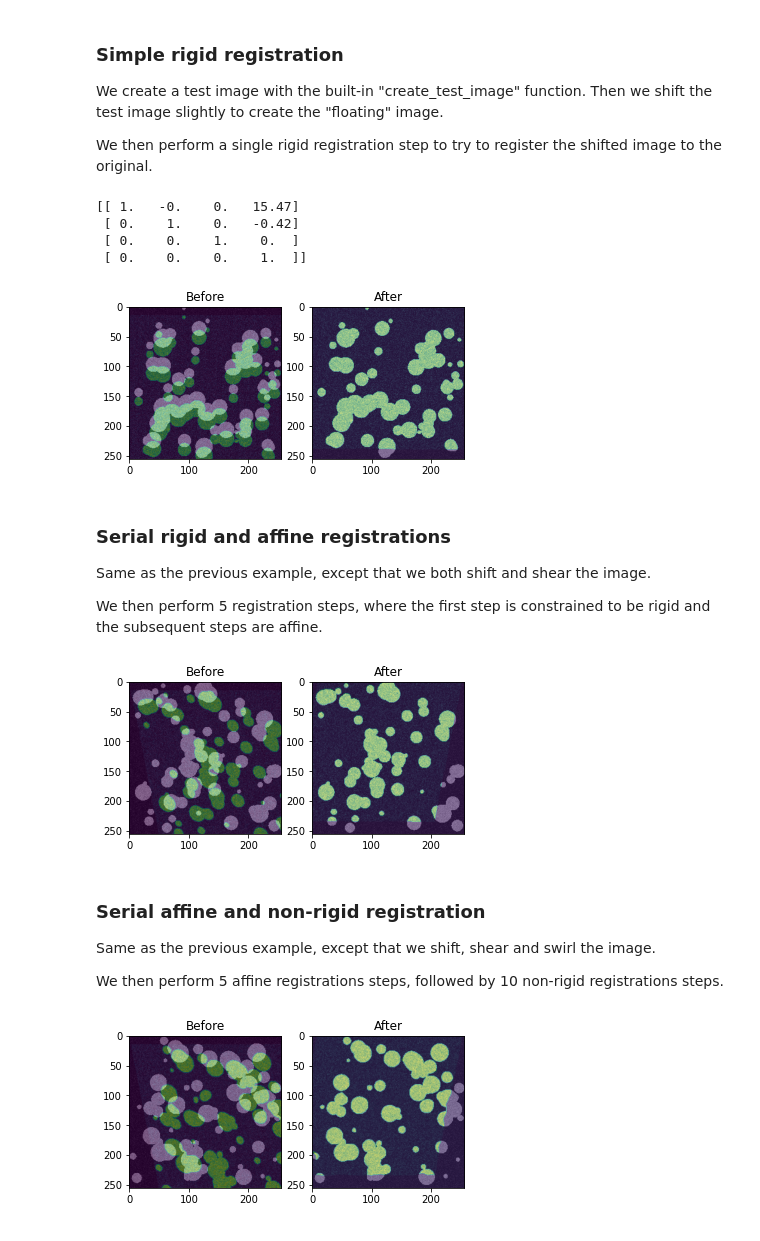
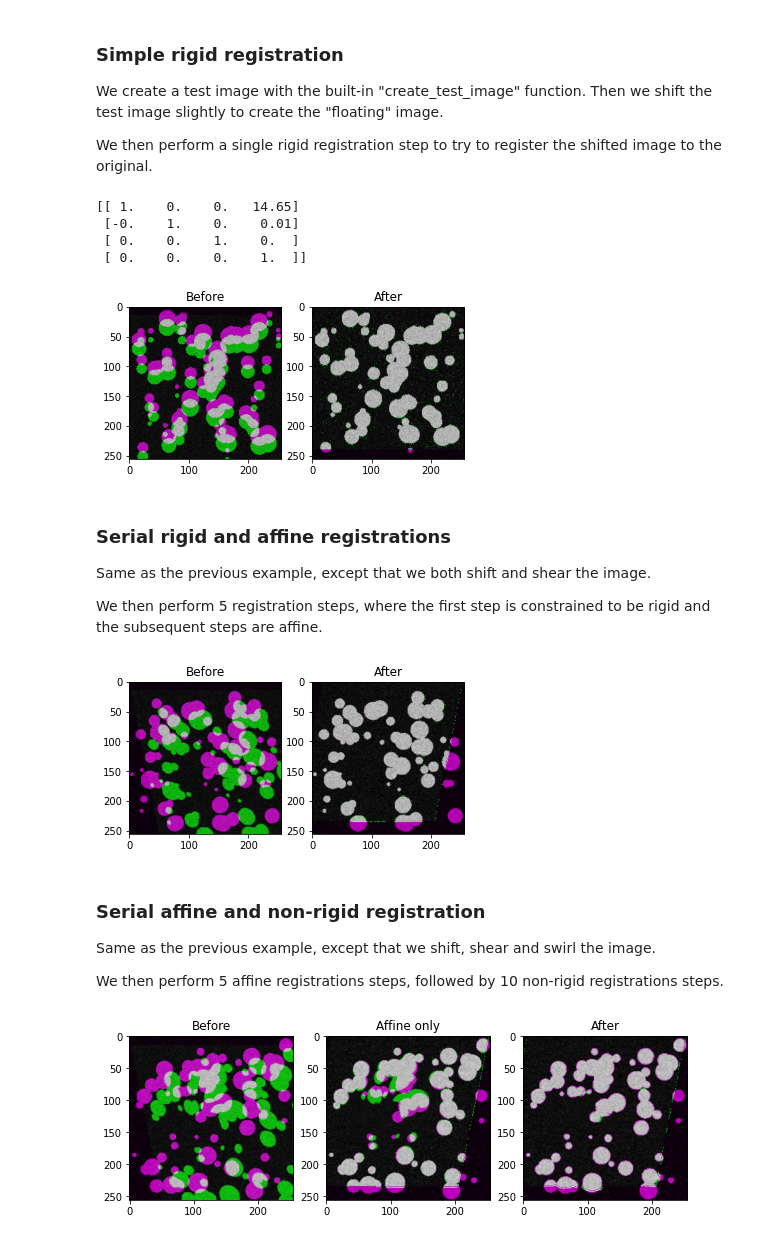
Before and after one commit to fyrdahl/niftyregpy, a Jupyter notebook: tutorial/tutorial.ipynb, the cells around one changed output. Drawn from its saved outputs; the diff is of its cells as text; code cells hidden in the pictures.

```diff
--- a/tutorial/tutorial.ipynb
+++ b/tutorial/tutorial.ipynb
@@ -38,6 +33,12 @@ import numpy as np
 import matplotlib.pyplot as plt
 
 from skimage import transform
+from skimage.metrics import mean_squared_error as mse
+from tqdm import tqdm
+
+def colorband(A,B):
+  out = np.dstack((A,B,A))
+  return (out/out.max() * 255).astype(np.uint8)
 # %% [markdown]
 ### Simple rigid registration
 We create a test image with the built-in "create_test_image" function. Then we shift the test image slightly to create the "floating" image.
@@ -65,22 +66,20 @@ print(f"{np.array_str(res[1], precision=2, suppress_small=True)}\n")
 plt.figure()
 
 plt.subplot(1,2,1)
-plt.imshow(img, 'gray')
-plt.imshow(img_shifted, 'viridis', alpha=0.5)
+plt.imshow(colorband(img, img_shifted))
 plt.title('Before')
 
 plt.subplot(1,2,2)
-plt.imshow(img, 'gray')
-plt.imshow(res[0], 'viridis', alpha=0.5)
+plt.imshow(colorband(img, res[0]))
 plt.title('After')
 
 plt.show()
 # %% [output]
-[[ 1.   -0.    0.   15.47]
- [ 0.    1.    0.   -0.42]
+[[ 1.    0.    0.   14.65]
+ [-0.    1.    0.    0.01]
  [ 0.    0.    1.    0.  ]
  [ 0.    0.    0.    1.  ]]
-[figure, old version]
+[figure, new version]
 # %% [markdown]
 ### Serial rigid and affine registrations
 
@@ -104,25 +103,24 @@ img_sheared = transform.warp(img_shifted, tform_shear)
 
 # Perform serial rigid and affine registrations
 ref, flo = img, img_sheared
-for iter in range(5):
-  res = nr.reg.aladin(ref, flo, rigOnly=(iter==0), verbose=False)
+for iter in tqdm(range(5), desc="Affine registration"):
+  res = nr.reg.aladin(ref, flo, rigOnly=(iter==0))
   flo = res[0]
 
+# Plot results
 plt.figure()
 
 plt.subplot(1,2,1)
-plt.imshow(img, 'gray')
-plt.imshow(img_sheared, 'viridis', alpha=0.5)
+plt.imshow(colorband(img, img_sheared))
 plt.title('Before')
 
 plt.subplot(1,2,2)
-plt.imshow(ref, 'gray')
-plt.imshow(res[0], 'viridis', alpha=0.5)
+plt.imshow(colorband(img, res[0]))
 plt.title('After')
 
 plt.show()
 # %% [output]
-[figure, old version]
+[figure, new version]
 # %% [markdown]
 ### Serial affine and non-rigid registration
 
@@ -132,45 +130,58 @@ We then perform 5 affine registrations steps, followed by 10 non-rigid registrat
 # %%
 # Create a random test image containing blobs
 img = nr.utils.create_test_image(blobs=64, max_rad=16)
 
 # Add noise for robustness
 img = np.abs(img + np.random.normal(0, 0.1, img.shape))
 
 # Shift the image
 img_shifted = np.zeros_like(img)
 img_shifted[15:, :] = img[:-15, :]
 
 # Shear the image using skimage
 tform_shear = transform.AffineTransform(shear=np.pi/16)
 img_sheared = transform.warp(img_shifted, tform_shear)
 
 # Swirl the image using skimage
 c = map(lambda x: x//2, img_sheared.shape)
-img_swirled = transform.swirl(img_sheared, center=c, strength=1, radius=128)
+img_swirled = transform.swirl(img_sheared, center=c, strength=2, radius=128)
 
 # Perform serial rigid and affine registrations
 ref, flo = img, img_swirled
-for iter in range(5):
-  res = nr.reg.aladin(ref, flo, rigOnly=(iter==0), verbose=False)
-  flo = res[0]
+aff_iter = 5
+with tqdm(total=aff_iter, desc="Affine Registration") as pbar:
+  for iter in range(aff_iter):
+    res = nr.reg.aladin(ref, flo, rigOnly=(iter==0))
+    flo = res[0]
+    pbar.set_postfix(MSE=mse(ref,flo))
+    pbar.update()
+
+intermed = flo
 
 # Perform serial non-rigid registrations
-for iter in range(10):
-  res = nr.reg.f3d(ref, flo)
-  flo = res[0]
+nrr_iter = 5
+with tqdm(total=nrr_iter, desc="Affine Registration") as pbar:
+  for iter in range(aff_iter):
+    res = nr.reg.f3d(ref, flo)
+    flo = res[0]
+    pbar.set_postfix(MSE=mse(ref,flo))
+    pbar.update()
 
-plt.figure()
+# Plot results
+plt.figure(figsize=(10,30))
 
-plt.subplot(1,2,1)
-plt.imshow(img, 'gray')
-plt.imshow(img_swirled, 'viridis', alpha=0.5)
+plt.subplot(1,3,1)
+plt.imshow(colorband(img, img_swirled))
 plt.title('Before')
 
-plt.subplot(1,2,2)
-plt.imshow(ref, 'gray')
-plt.imshow(res[0], 'viridis', alpha=0.5)
+plt.subplot(1,3,2)
+plt.imshow(colorband(img, intermed))
+plt.title('Affine only')
+
+plt.subplot(1,3,3)
+plt.imshow(colorband(img, res[0]))
 plt.title('After')
 
 plt.show()
 # %% [output]
-[figure, old version]
+[figure, new version]
```
Also changed, not shown: parts of 2 cells of this notebook.
